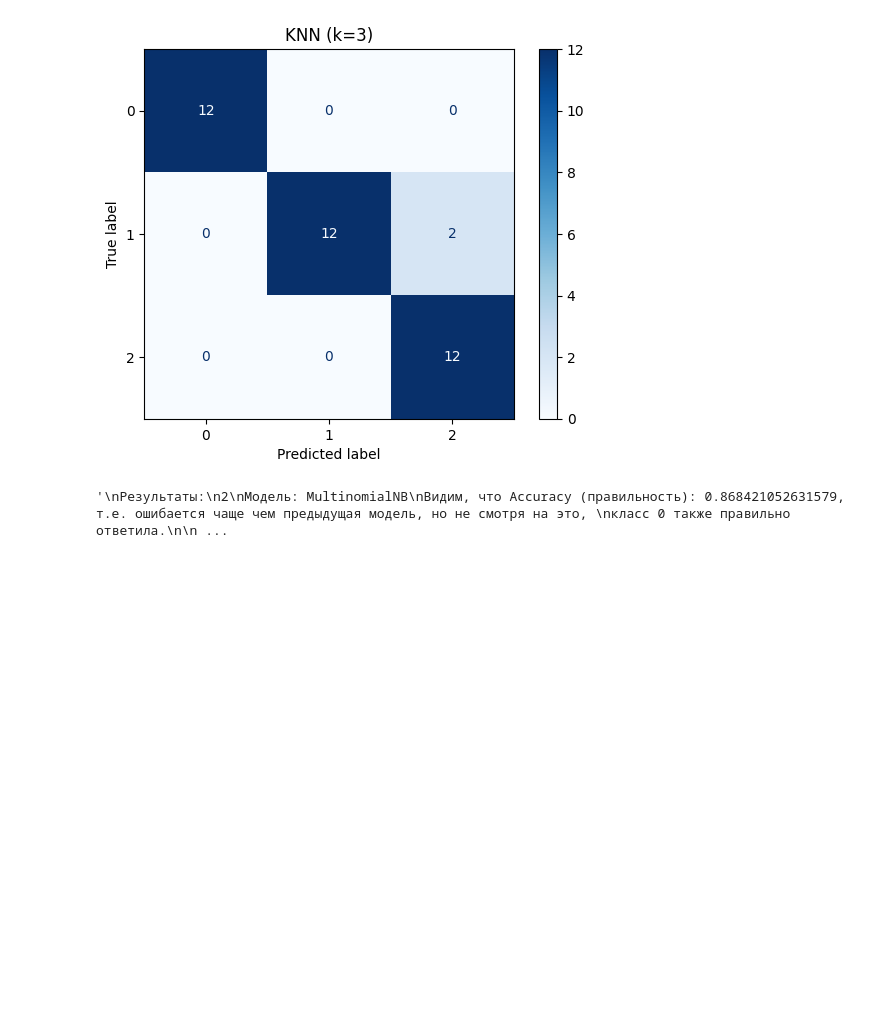
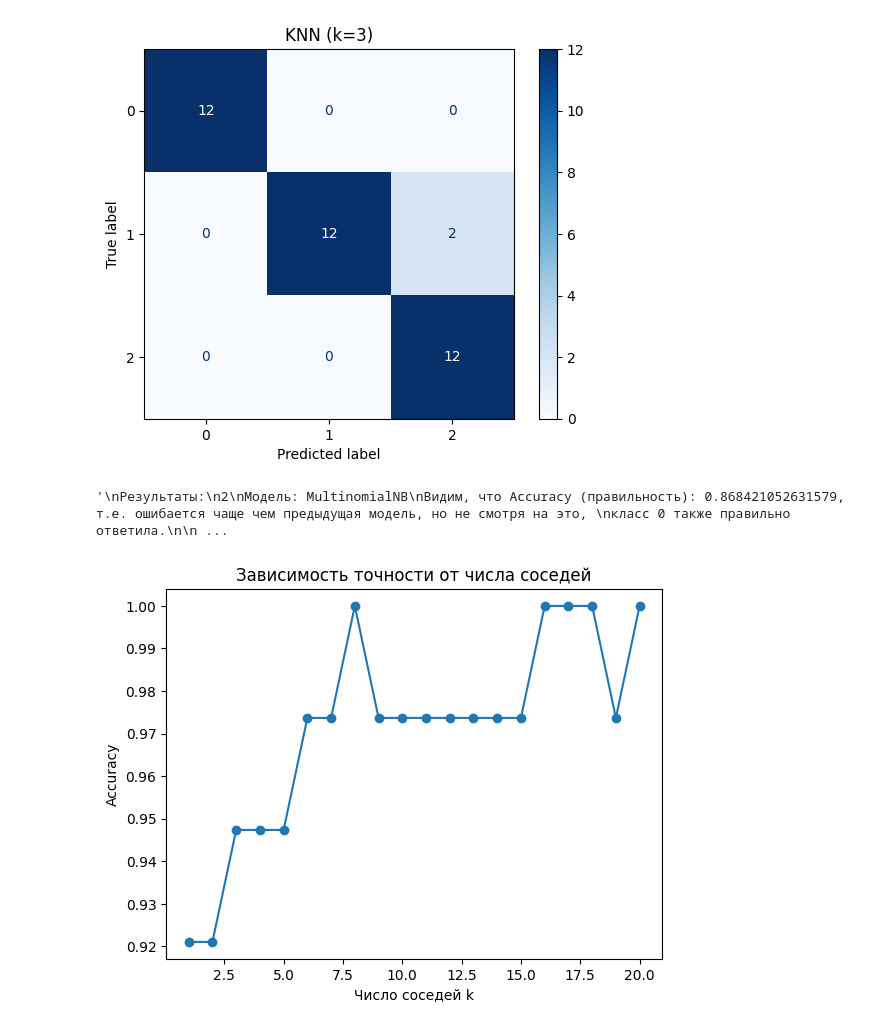
Before and after one commit to NikitaR041/Programming-at-SUSU, a Jupyter notebook: MachineLearning/Laboratories/lab1/main.ipynb, the cells around one changed output. Drawn from its saved outputs; the diff is of its cells as text; code cells hidden in the pictures; blank space fills up the shorter version.

```diff
--- a/MachineLearning/Laboratories/lab1/main.ipynb
+++ b/MachineLearning/Laboratories/lab1/main.ipynb
@@ -167,3 +167,21 @@ KNN не делает предположений о распределении
 """
 # %% [output]
 '\nРезультаты:\n2\nМодель: MultinomialNB\nВидим, что Accuracy (правильность): 0.868421052631579, т.е. ошибается чаще чем предыдущая модель, но не смотря на это, \nкласс 0 также правильно ответила.\n\n ...
+# %%
+
+accuracies = []
+neighbors_range = range(1, 21)
+
+for k in neighbors_range:
+    knn = KNeighborsClassifier(n_neighbors=k)
+    knn.fit(X_train, y_train)
+    acc = accuracy_score(y_test, knn.predict(X_test))
+    accuracies.append(acc)
+
+plt.plot(neighbors_range, accuracies, marker='o')
+plt.xlabel("Число соседей k")
+plt.ylabel("Accuracy")
+plt.title("Зависимость точности от числа соседей")
+plt.show()
+# %% [output]
+[figure, added]
```
Also changed, not shown: 1 other file.
